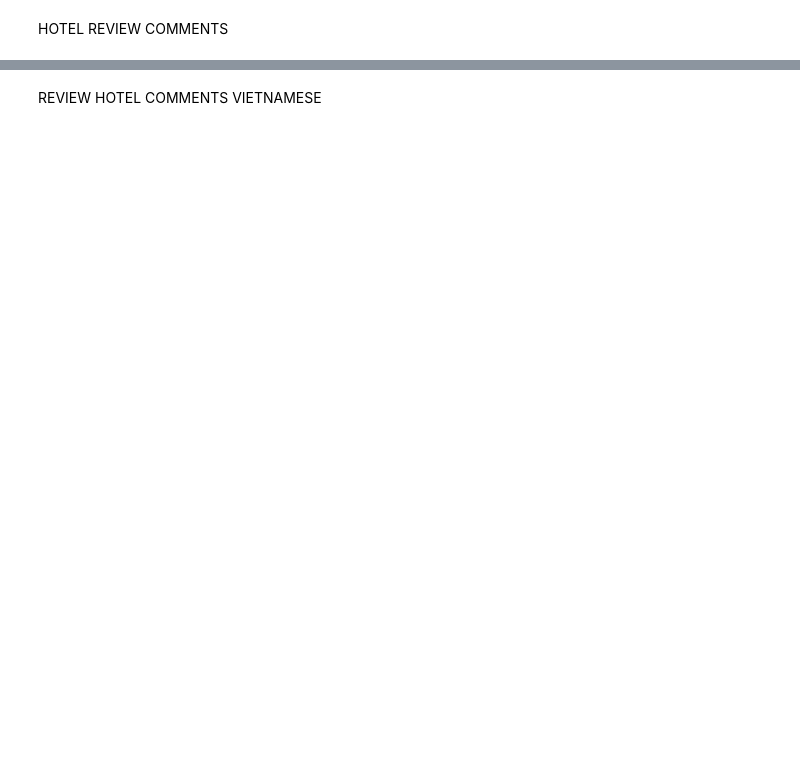
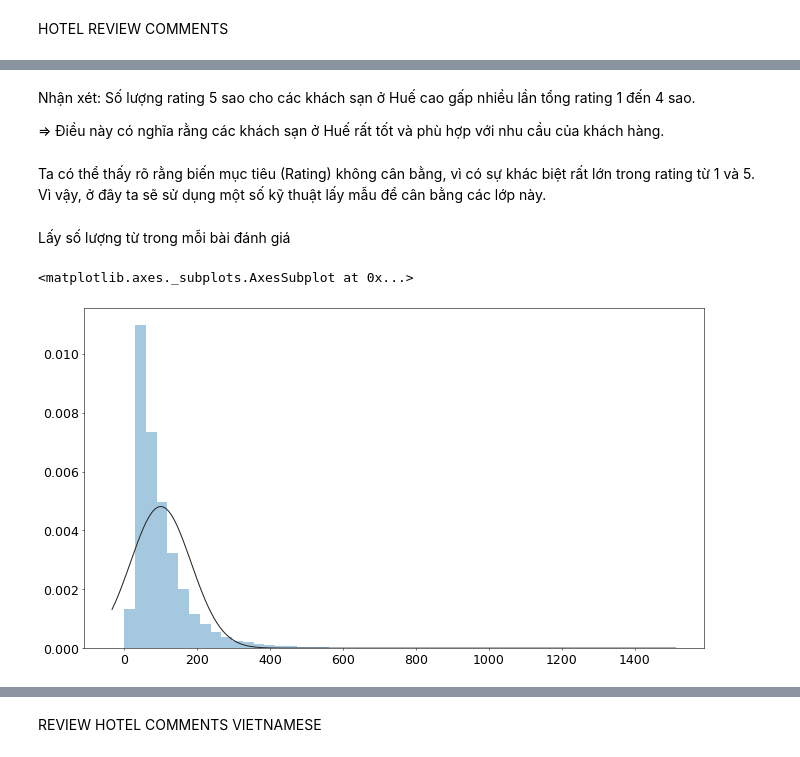
Before and after one commit to TranThiDieuHien/DO_AN_1, a Jupyter notebook: Phân_tích_dữ_liệu.ipynb, the cells around one changed output, grey strips where cells are left out. Cells and saved outputs as stored; diff of their text form; code cells hidden in the pictures; blank space fills up the shorter version.

```diff
--- a/Phân_tích_dữ_liệu.ipynb
+++ b/Phân_tích_dữ_liệu.ipynb
@@ -111,0 +205,15 @@ data_comment.sample(4)
+# %% [markdown]
+Nhận xét: Số lượng rating 5 sao cho các khách sạn ở Huế cao gấp nhiều lần tổng rating 1 đến 4 sao.
+
+=> Điều này có nghĩa rằng các khách sạn ở Huế rất tốt và phù hợp với nhu cầu của khách hàng.
+# %% [markdown]
+Ta có thể thấy rõ rằng biến mục tiêu (Rating) không cân bằng, vì có sự khác biệt rất lớn trong rating từ 1 và 5. Vì vậy, ở đây ta sẽ sử dụng một số kỹ thuật lấy mẫu để cân bằng các lớp này.
+# %% [markdown]
+Lấy số lượng từ trong mỗi bài đánh giá
+# %%
+## Lấy số lượng từ bằng cách tách chúng theo dấu cách
+words_per_review = [len(x.split(" ")) for x in data_comment['HComment']]
+sns.distplot(words_per_review,fit=norm, kde=False)
+# %% [output]
+<matplotlib.axes._subplots.AxesSubplot at 0x...>
+[figure, added]
```
Also changed, not shown: parts of 29 cells of this notebook.
